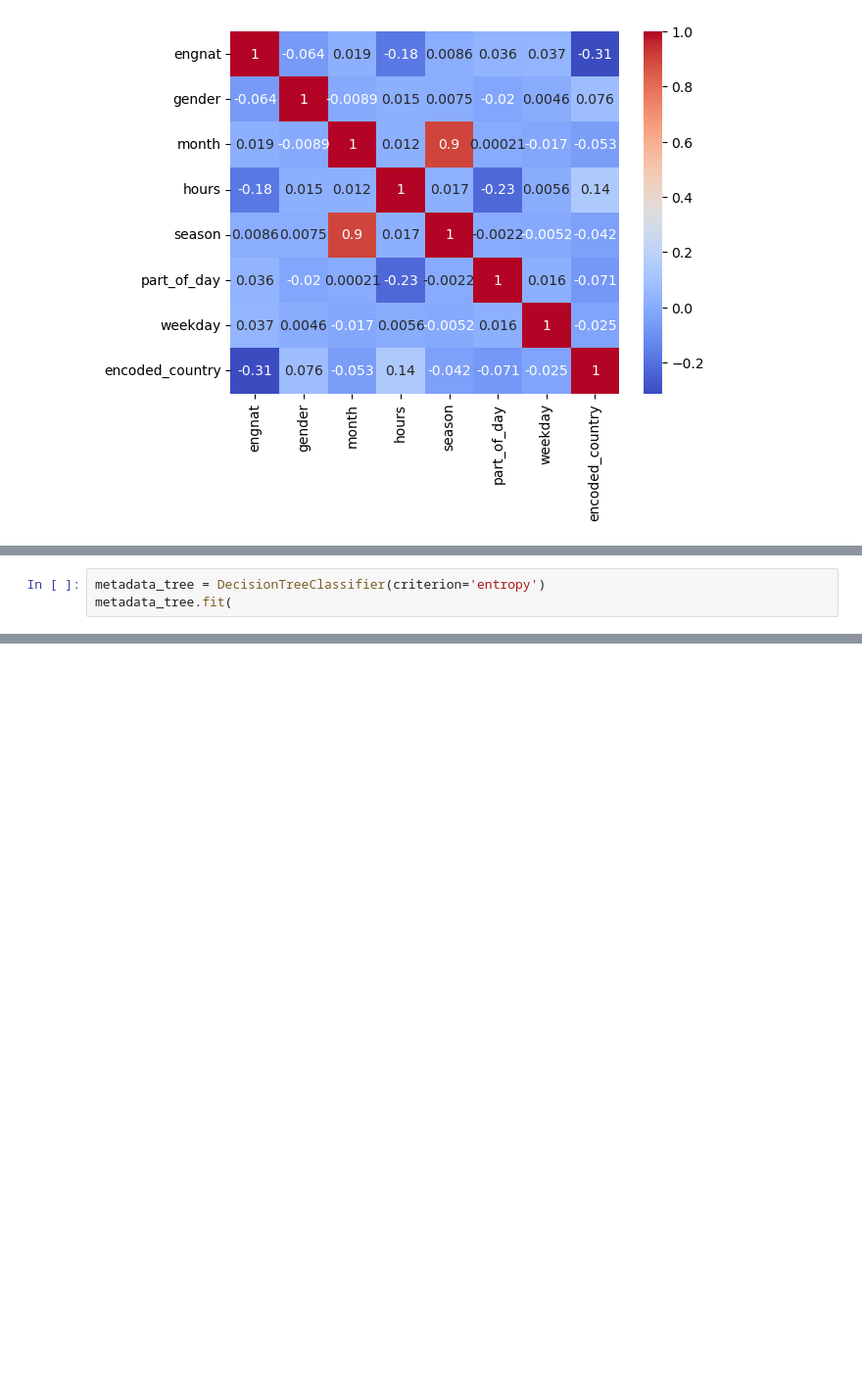
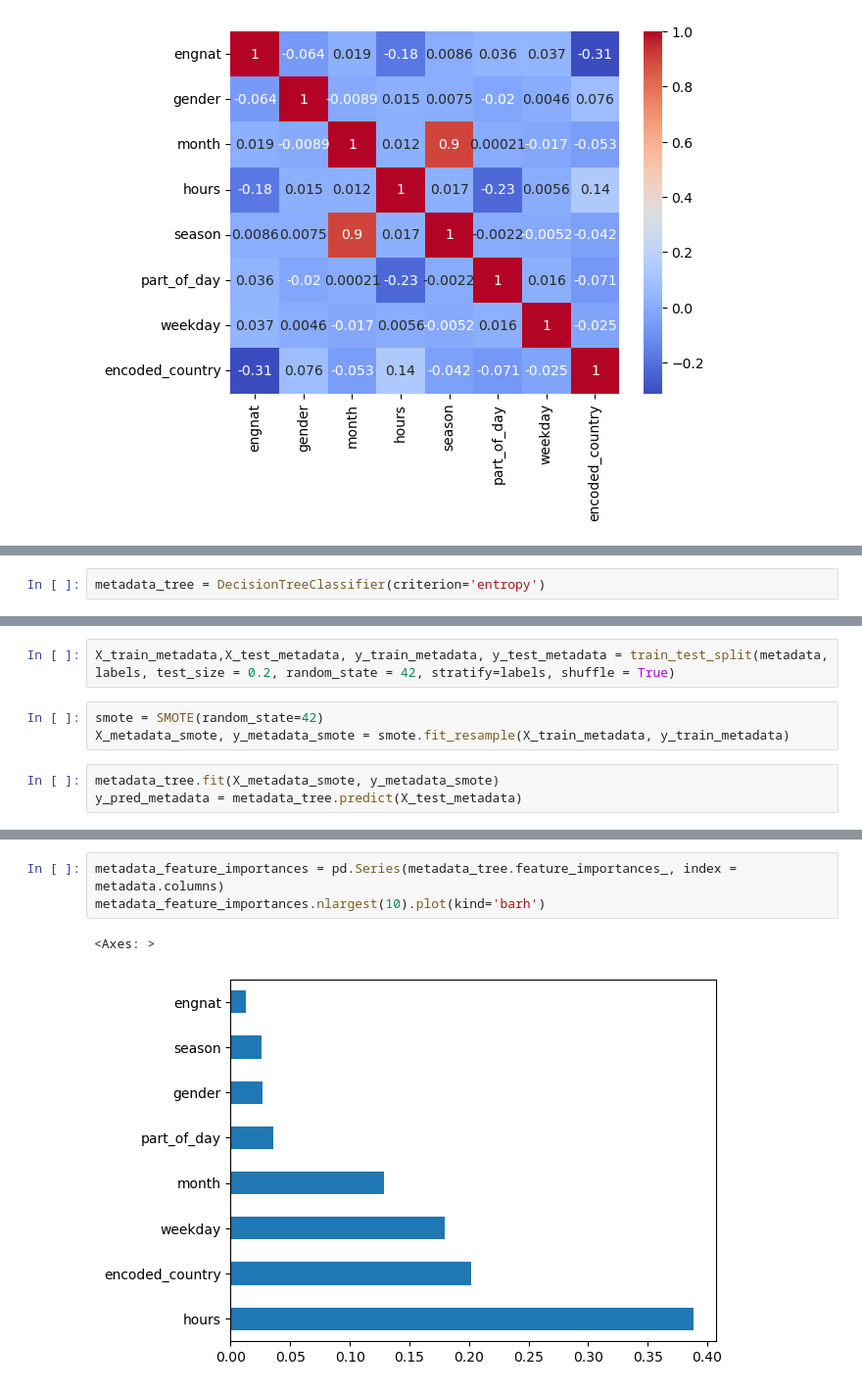
Before and after one commit to mohona-roy/introversion-extraversion-classification, a Jupyter notebook: Code.ipynb, the cells around one changed output, grey strips where cells are left out. Shown at 98% size. Drawn from its saved outputs; the diff is of its cells as text; blank space fills up the shorter version.

Commit message:
Update Code.ipynb
Updates:
- Correlation analysis
- Feature selection by using feature importances in decision trees
- Baseline model

```diff
--- a/Code.ipynb
+++ b/Code.ipynb
@@ -1048,3 +1057,2 @@ metadata_copy = metadata
 # %%
 metadata_tree = DecisionTreeClassifier(criterion='entropy')
-metadata_tree.fit(
@@ -1057,0 +1059,8 @@ metadata_tree.fit(
+# %%
+X_train_metadata,X_test_metadata, y_train_metadata, y_test_metadata = train_test_split(metadata, labels, test_size = 0.2, random_state = 42, stratify=labels, shuffle = True)
+# %%
+smote = SMOTE(random_state=42)
+X_metadata_smote, y_metadata_smote = smote.fit_resample(X_train_metadata, y_train_metadata)
+# %%
+metadata_tree.fit(X_metadata_smote, y_metadata_smote)
+y_pred_metadata = metadata_tree.predict(X_test_metadata)
@@ -1057,0 +1079,6 @@ metadata_tree.fit(
+# %%
+metadata_feature_importances = pd.Series(metadata_tree.feature_importances_, index = metadata.columns)
+metadata_feature_importances.nlargest(10).plot(kind='barh')
+# %% [output]
+<Axes: >
+[figure, added]
```
Also changed, not shown: parts of 32 cells of this notebook.
